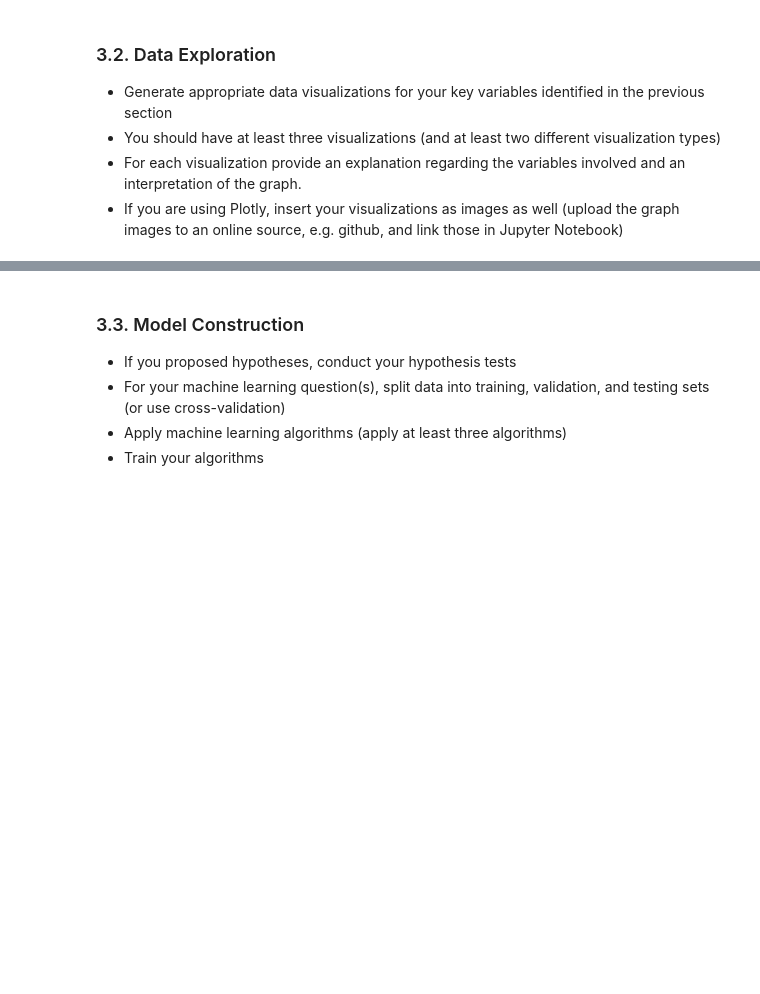
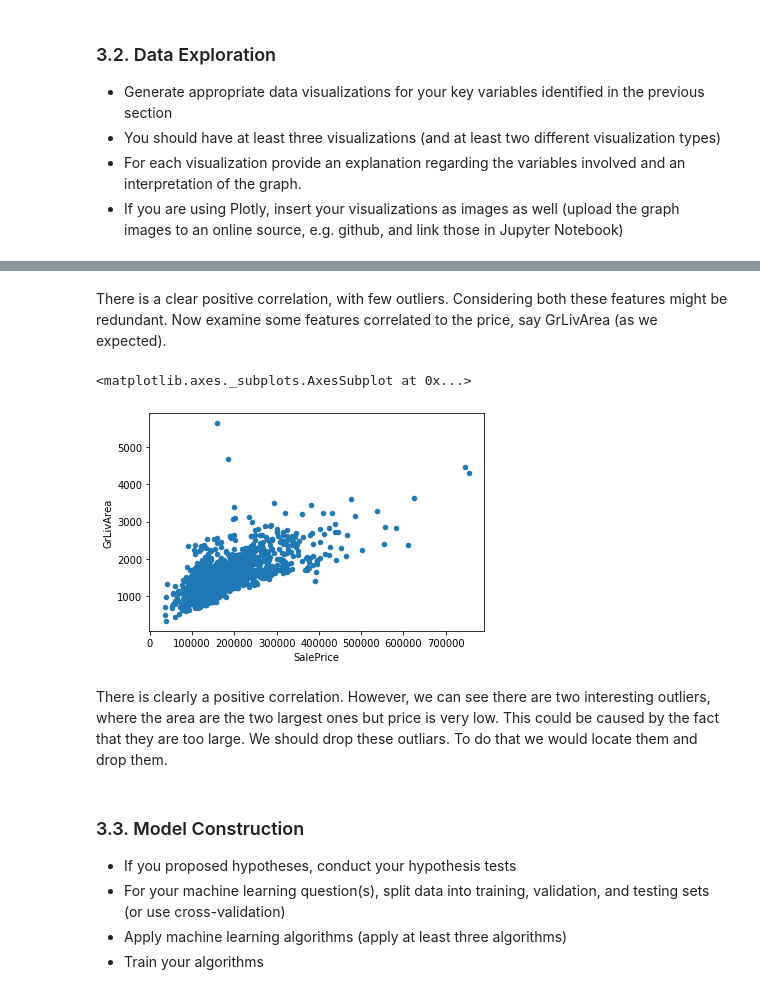
Before and after one commit to radoslavovm/ds3000_project, a Jupyter notebook: DS3000_FP4_Section2_Group16.ipynb, the cells around one changed output, grey strips where cells are left out. Cells and saved outputs as stored; diff of their text form; code cells hidden in the pictures; blank space fills up the shorter version.

```diff
--- a/DS3000_FP4_Section2_Group16.ipynb
+++ b/DS3000_FP4_Section2_Group16.ipynb
@@ -280,3 +323,14 @@ Now that we have cleaned the data as we desired, we could proceed to data explor
+# %% [markdown]
+There is a clear positive correlation, with few outliers. Considering both these features might be redundant.
+Now examine some features correlated to the price, say GrLivArea (as we expected).
+# %%
+grLivArea_price = train[['SalePrice', 'GrLivArea']]
+grLivArea_price.plot.scatter(x='SalePrice', y='GrLivArea')
+# %% [output]
+<matplotlib.axes._subplots.AxesSubplot at 0x...>
+[figure, added]
+# %% [markdown]
+There is clearly a positive correlation. However, we can see there are two interesting outliers, where the area are the two largest ones but price is very low. This could be caused by the fact that they are too large. We should drop these outliars. To do that we would locate them and drop them.
 # %% [markdown]
 ### 3.3. Model Construction
 * If you proposed hypotheses, conduct your hypothesis tests
```
Also changed, not shown: parts of 10 cells of this notebook.
